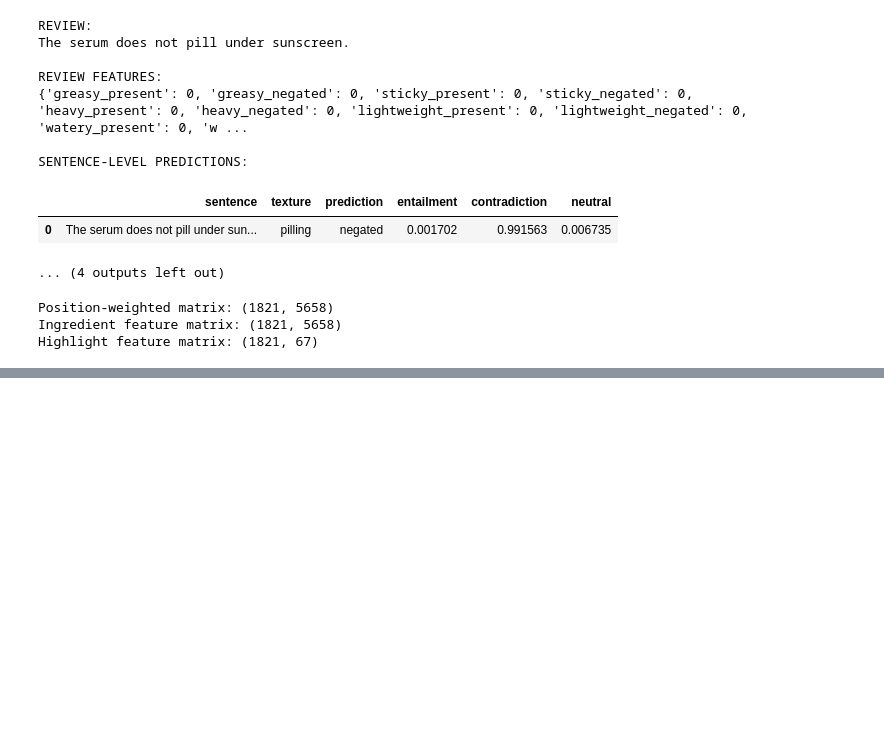
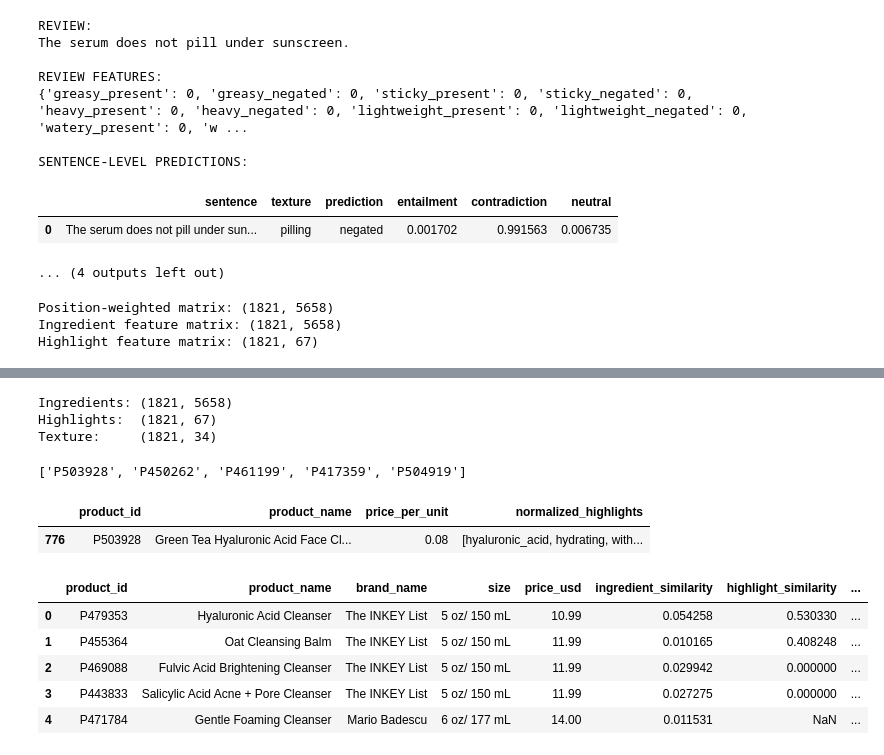
Before and after one commit to MariiaGrushina/Sephora-dupes, a Jupyter notebook: sephoraDupes_clean.ipynb, the cells around one changed output, grey strips where cells are left out. Cells and saved outputs as stored; diff of their text form; code cells hidden in the pictures; blank space fills up the shorter version.

Commit message:
included the texture simmilarity into the model for predicting the dupes

```diff
--- a/sephoraDupes_clean.ipynb
+++ b/sephoraDupes_clean.ipynb
@@ -1042,0 +1154,11 @@ Highlight feature matrix: (1821, 67)
+# %%
+texture_feature_names = []
+
+for texture in TEXTURE_STATEMENTS:
+    texture_feature_names.append(
+        f"{texture}_present"
+    )
+
+    texture_feature_names.append(
+        f"{texture}_negated"
+    )
@@ -1042,0 +1224,12 @@ Highlight feature matrix: (1821, 67)
+# %%
+texture_profiles = pd.DataFrame(
+    texture_rows,
+    columns=[
+        "product_id",
+        "total_nonempty_reviews",
+        "reviews_analyzed",
+        *texture_feature_names,
+    ],
+)
+
+display(texture_profiles.head())
@@ -1043,3 +1288,11 @@ Highlight feature matrix: (1821, 67)
+# %%
+print("Ingredients:", X_ingredients_position.shape)
+print("Highlights: ", X_highlights.shape)
+print("Texture:    ", X_texture.shape)
+# %% [output]
+Ingredients: (1821, 5658)
+Highlights:  (1821, 67)
+Texture:     (1821, 34)
 # %%
 def recommend_dupes(
     product_id,
@@ -1217,6 +1559,41 @@ def recommend_dupes(
     ]
 
     return results[columns].reset_index(drop=True)
+# %%
+print(products_to_process[:5])
+# %% [output]
+['P503928', 'P450262', 'P461199', 'P417359', 'P504919']
+# %%
+query_id = products_to_process[0]
+
+display(
+    skincare_model.loc[
+        skincare_model["product_id"].eq(query_id),
+        [
+            "product_id",
+            "product_name",
+            "price_per_unit",
+            "normalized_highlights",
+        ],
+    ]
+)
+# %% [output]
+|  | product_id | product_name | price_per_unit | normalized_highlights |
+| 776 | P503928 | Green Tea Hyaluronic Acid Face Cl... | 0.08 | [hyaluronic_acid, hydrating, with... |
+# %%
+recommendations = recommend_dupes(
+    product_id=query_id,
+    top_k=5,
+)
+
+display(recommendations)
+# %% [output]
+|  | product_id | product_name | brand_name | size | price_usd | ingredient_similarity | highlight_similarity | ... |
+| 0 | P479353 | Hyaluronic Acid Cleanser | The INKEY List | 5 oz/ 150 mL | 10.99 | 0.054258 | 0.530330 | ... |
+| 1 | P455364 | Oat Cleansing Balm | The INKEY List | 5 oz/ 150 mL | 11.99 | 0.010165 | 0.408248 | ... |
+| 2 | P469088 | Fulvic Acid Brightening Cleanser | The INKEY List | 5 oz/ 150 mL | 11.99 | 0.029942 | 0.000000 | ... |
+| 3 | P443833 | Salicylic Acid Acne + Pore Cleanser | The INKEY List | 5 oz/ 150 mL | 11.99 | 0.027275 | 0.000000 | ... |
+| 4 | P471784 | Gentle Foaming Cleanser | Mario Badescu | 6 oz/ 177 mL | 14.00 | 0.011531 | NaN | ... |
 # %%
 # HERE put the product id you are looking dupes for
 # for example select the first product with usable and a valid price per unit
```
Also changed, not shown: parts of 8 cells of this notebook.
